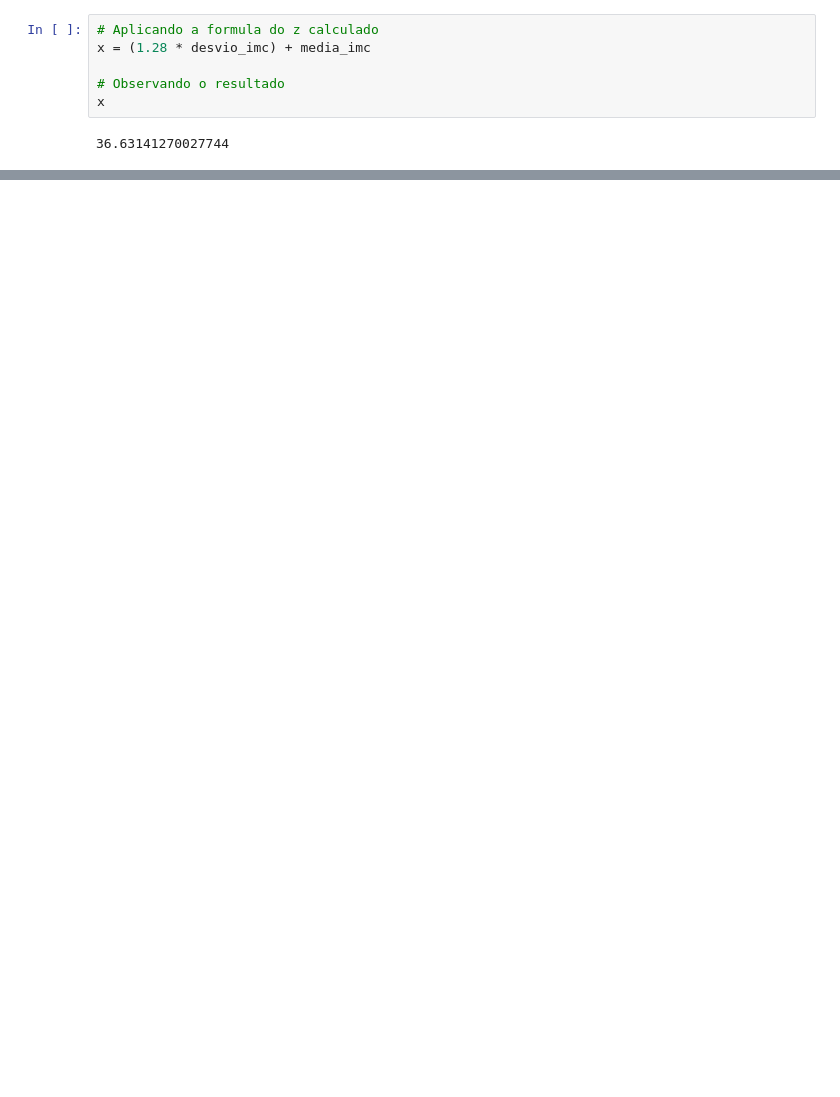
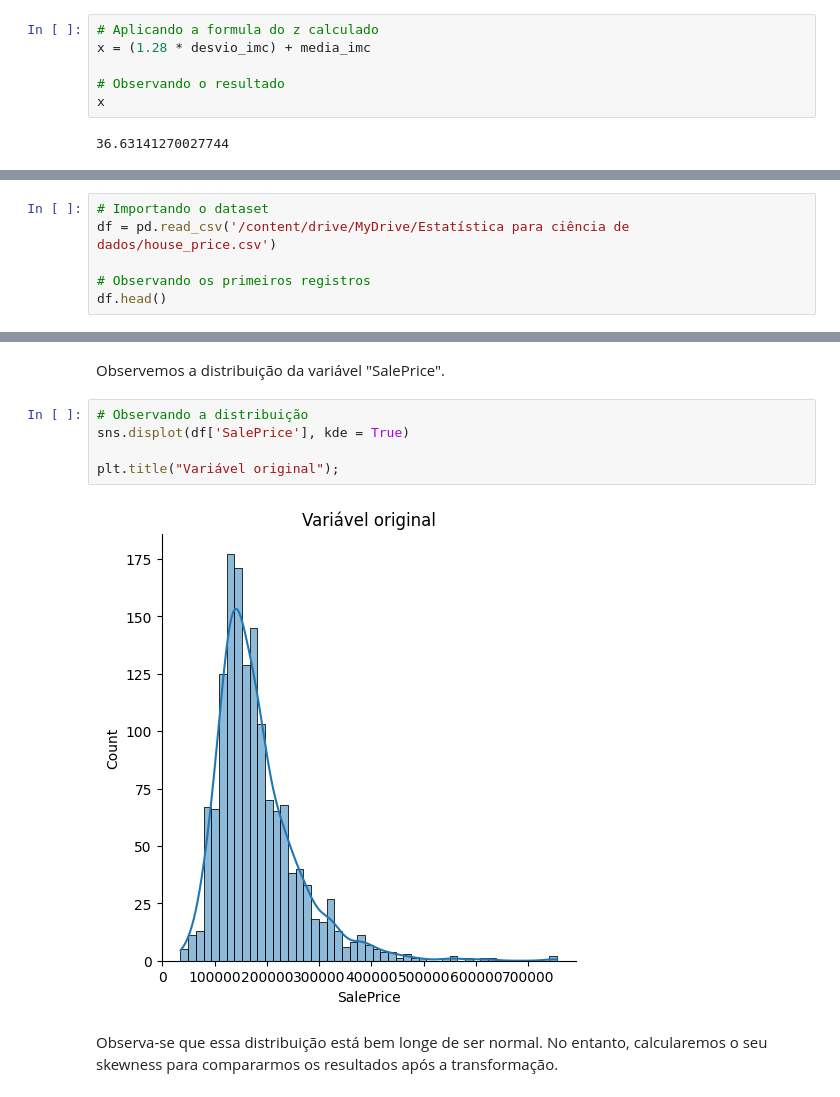
Before and after one commit to JosenildoJunior/Blog2, a Jupyter notebook: Probabilidade_e_distribuição.ipynb, the cells around one changed output, grey strips where cells are left out. Saved outputs shown, nothing was run; the diff lists cells and outputs as text; blank space fills up the shorter version.

```diff
--- a/Probabilidade_e_distribuição.ipynb
+++ b/Probabilidade_e_distribuição.ipynb
@@ -368,0 +558,6 @@ O imc correspondente ao percentile de 90 é .6 o mesmo resultado que obtivemos a
+# %%
+# Importando o dataset
+df = pd.read_csv('/content/drive/MyDrive/Estatística para ciência de dados/house_price.csv')
+
+# Observando os primeiros registros
+df.head()
@@ -368,0 +571,11 @@ O imc correspondente ao percentile de 90 é .6 o mesmo resultado que obtivemos a
+# %% [markdown]
+Observemos a distribuição da variável "SalePrice".
+# %%
+# Observando a distribuição
+sns.displot(df['SalePrice'], kde = True)
+
+plt.title("Variável original");
+# %% [output]
+[figure, added]
+# %% [markdown]
+Observa-se que essa distribuição está bem longe de ser normal. No entanto, calcularemos o seu skewness para compararmos os resultados após a transformação.
```
Also changed, not shown: parts of 62 cells of this notebook.
